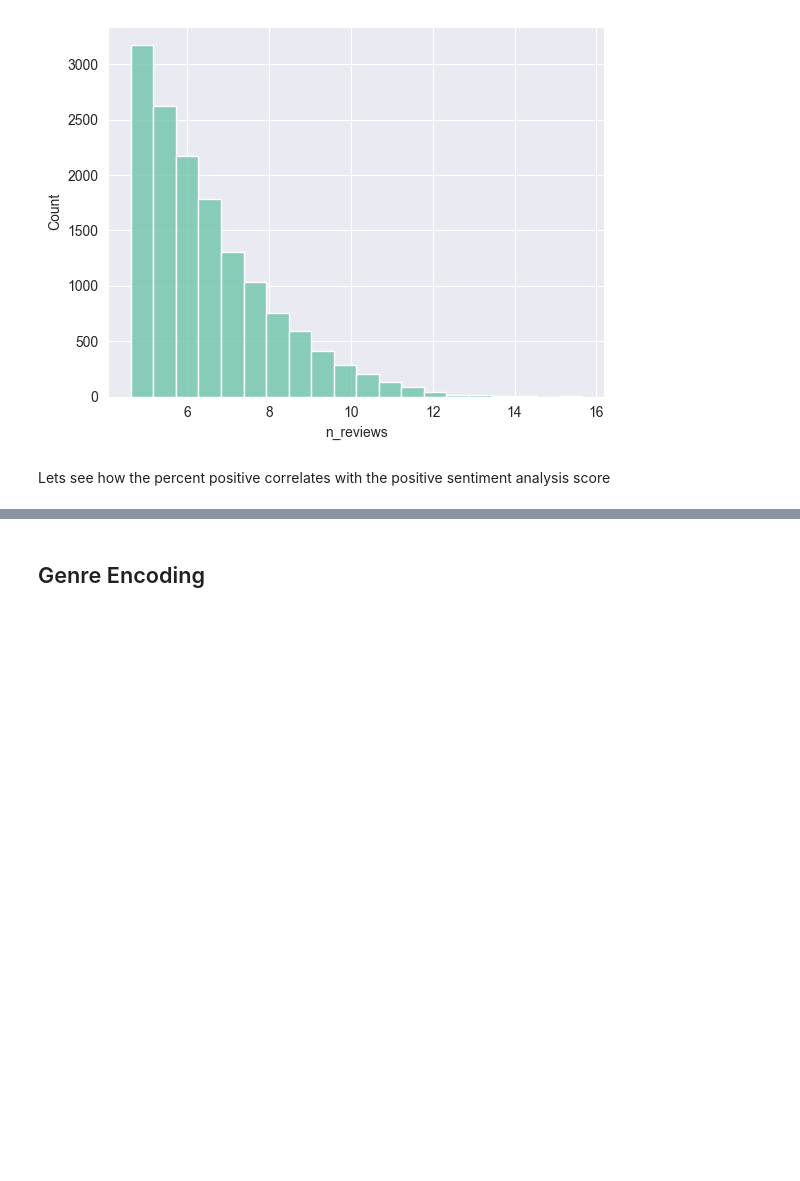
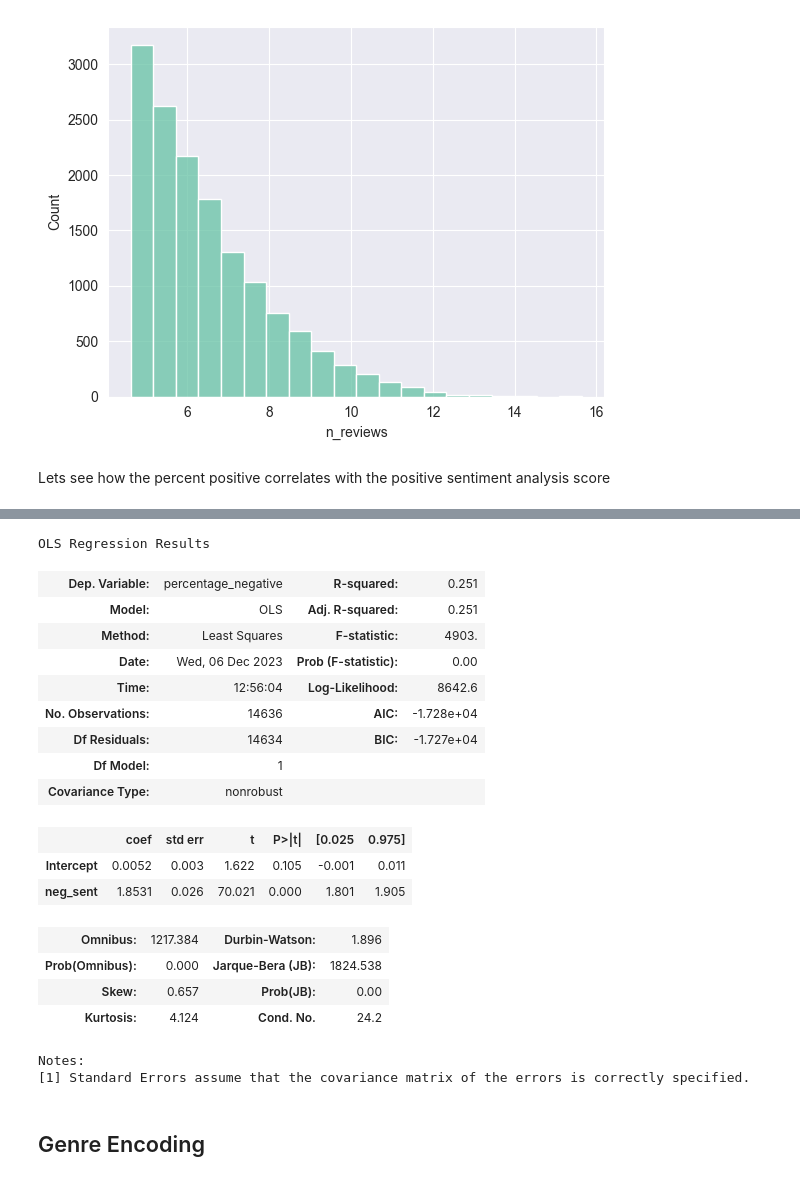
Before and after one commit to Mattcalcaterra/steamMarketPrediction, a Jupyter notebook: Final Project.ipynb, the cells around one changed output, grey strips where cells are left out. Cells and saved outputs as stored; diff of their text form; code cells hidden in the pictures; blank space fills up the shorter version.

```diff
--- a/Final Project.ipynb
+++ b/Final Project.ipynb
@@ -463,6 +519,32 @@ OLS Regression Results
 | Kurtosis: | 3.737 | Cond. No. | 17.5 |
 Notes:
 [1] Standard Errors assume that the covariance matrix of the errors is correctly specified.
+# %%
+model = ols(
+    "percentage_negative ~ neg_sent", data=games_df
+).fit()  # Use ordinary least squares regression
+
+model.summary()
+# %% [output]
+OLS Regression Results
+| Dep. Variable: | percentage_negative | R-squared: | 0.251 |
+| Model: | OLS | Adj. R-squared: | 0.251 |
+| Method: | Least Squares | F-statistic: | 4903. |
+| Date: | Wed, 06 Dec 2023 | Prob (F-statistic): | 0.00 |
+| Time: | 12:56:04 | Log-Likelihood: | 8642.6 |
+| No. Observations: | 14636 | AIC: | -1.728e+04 |
+| Df Residuals: | 14634 | BIC: | -1.727e+04 |
+| Df Model: | 1 |  |  |
+| Covariance Type: | nonrobust |  |  |
+|  | coef | std err | t | P>|t| | [0.025 | 0.975] |
+| Intercept | 0.0052 | 0.003 | 1.622 | 0.105 | -0.001 | 0.011 |
+| neg_sent | 1.8531 | 0.026 | 70.021 | 0.000 | 1.801 | 1.905 |
+| Omnibus: | 1217.384 | Durbin-Watson: | 1.896 |
+| Prob(Omnibus): | 0.000 | Jarque-Bera (JB): | 1824.538 |
+| Skew: | 0.657 | Prob(JB): | 0.00 |
+| Kurtosis: | 4.124 | Cond. No. | 24.2 |
+Notes:
+[1] Standard Errors assume that the covariance matrix of the errors is correctly specified.
 # %% [markdown]
 ## Genre Encoding
 # %% [markdown]
```
Also changed, not shown: parts of 47 cells of this notebook.
